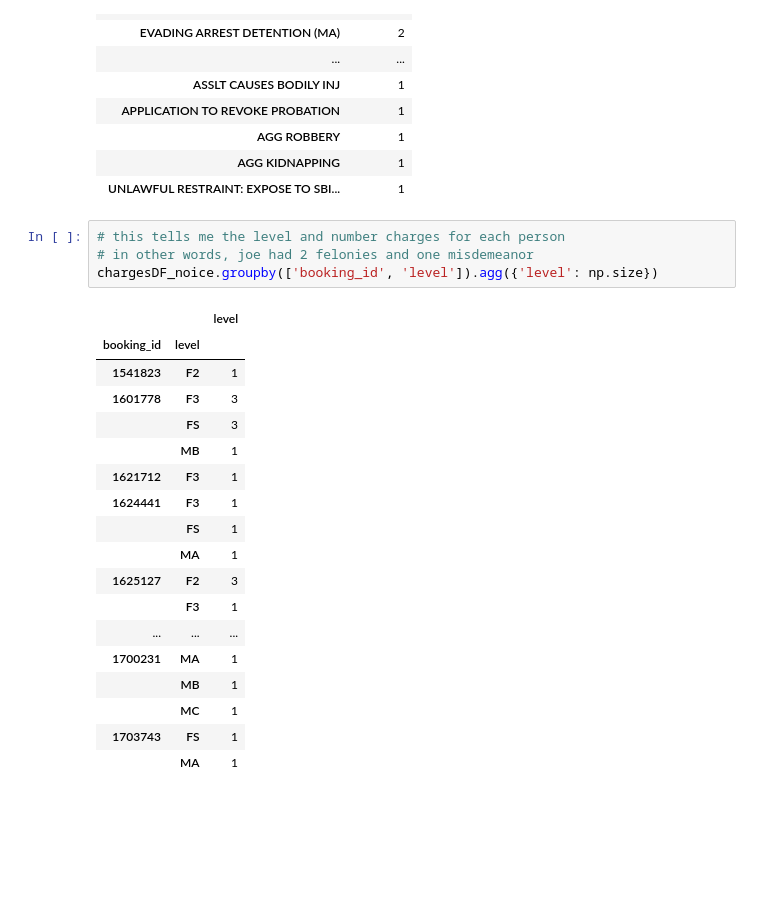
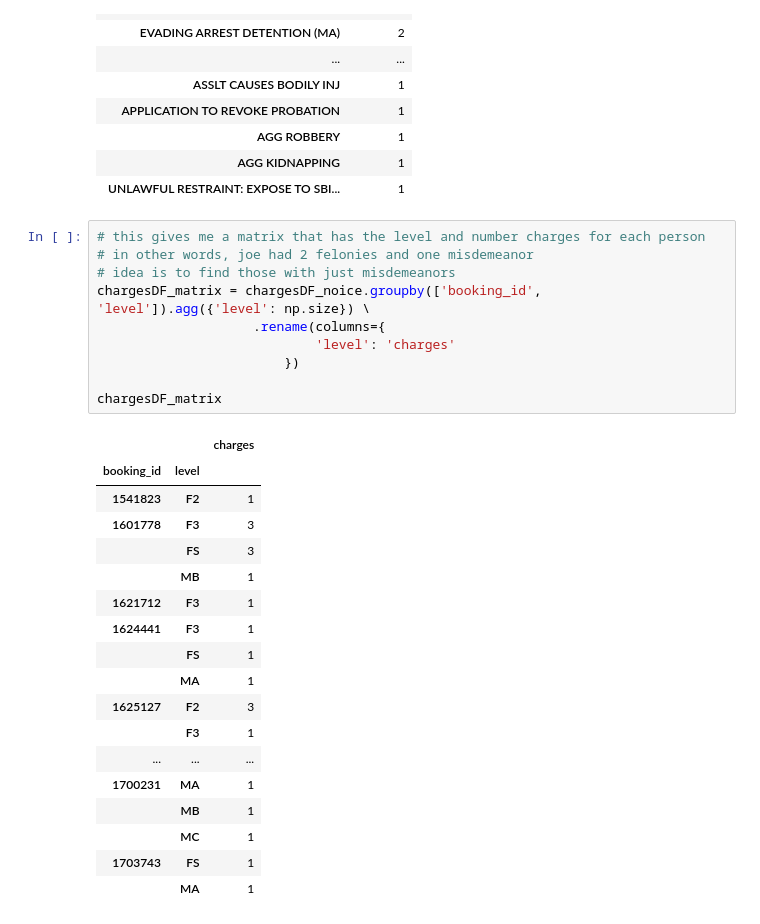
Before and after one commit to statesman/ice-travis-county, a Jupyter notebook: Feb 2017 ICE.ipynb, the cells around one changed output. Saved outputs shown, nothing was run; the diff lists cells and outputs as text; blank space fills up the shorter version.

```diff
--- a/Feb 2017 ICE.ipynb
+++ b/Feb 2017 ICE.ipynb
@@ -248,11 +251,17 @@ sort_values('charge_id', ascending=False)
 | AGG KIDNAPPING | 1 |
 | UNLAWFUL RESTRAINT: EXPOSE TO SBI... | 1 |
 # %%
-# this tells me the level and number charges for each person
+# this gives me a matrix that has the level and number charges for each person
 # in other words, joe had 2 felonies and one misdemeanor
-chargesDF_noice.groupby(['booking_id', 'level']).agg({'level': np.size})
+# idea is to find those with just misdemeanors
+chargesDF_matrix = chargesDF_noice.groupby(['booking_id', 'level']).agg({'level': np.size}) \
+                    .rename(columns={
+                            'level': 'charges'
+                        })
+
+chargesDF_matrix
 # %% [output]
-|  |  | level |
+|  |  | charges |
 | booking_id | level |  |
 | 1541823 | F2 | 1 |
 | 1601778 | F3 | 3 |
```
Also changed, not shown: parts of 3 cells of this notebook.
